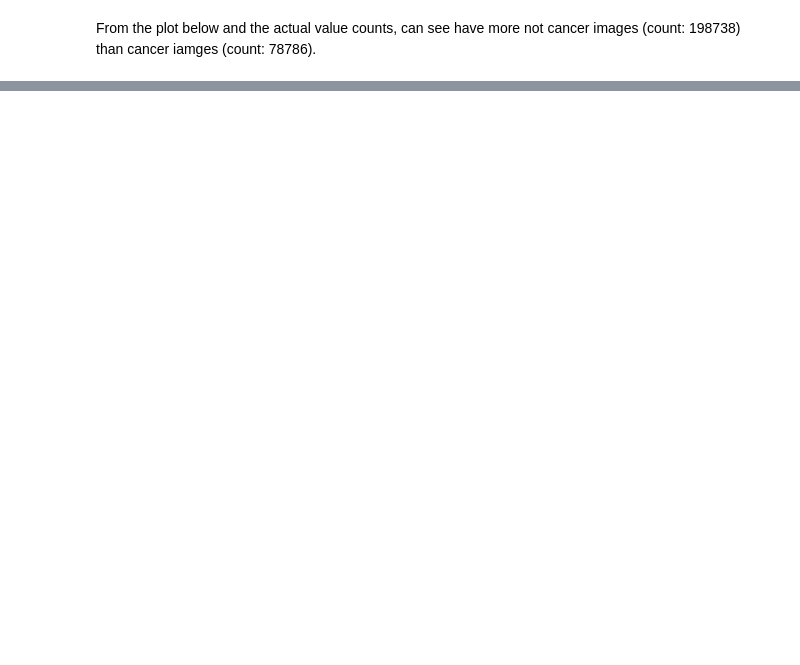
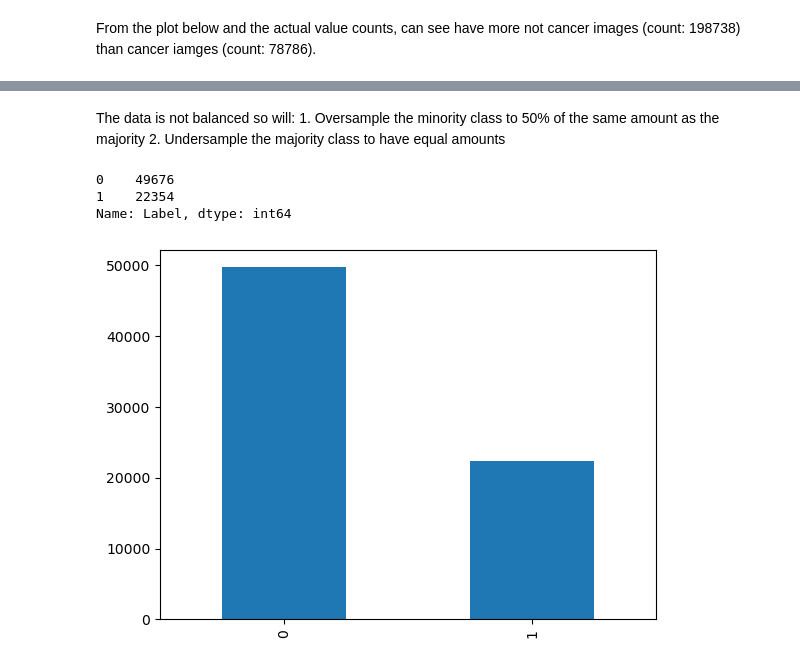
Before and after one commit to annapfenner/Springboard, a Jupyter notebook: Breast_Cancer_Capstone_Project/Breast_Cancer_Capstone_Project.ipynb, the cells around one changed output, grey strips where cells are left out. Drawn from its saved outputs; the diff is of its cells as text; code cells hidden in the pictures; blank space fills up the shorter version.

```diff
--- a/Breast_Cancer_Capstone_Project/Breast_Cancer_Capstone_Project.ipynb
+++ b/Breast_Cancer_Capstone_Project/Breast_Cancer_Capstone_Project.ipynb
@@ -176,0 +222,9 @@ image_dataframe.head()
+# %%
+def preprocess_image(image_path):
+    img = cv2.imread(image_path)
+    target_size = (50, 50)
+    img = cv2.resize(img, target_size)
+    img = img.astype(np.float32) / 255.0
+    return img
+# %%
+sampled_df['Processed_Image'] = sampled_df['Image_Path'].apply(preprocess_image)
@@ -176,0 +239,6 @@ image_dataframe.head()
+# %%
+#create X, y to prepare the two classes (0 , 1) to be balanced
+X= sampled_df.drop('Label', axis=1)
+y= sampled_df['Label']
+print(X.head())
+print(y.value_counts())
@@ -176,0 +262,19 @@ image_dataframe.head()
+# %% [markdown]
+The data is not balanced so will:
+    1. Oversample the minority class to 50% of the same amount as the majority
+    2. Undersample the majority class to have equal amounts
+# %%
+#first will oversample
+ros = RandomOverSampler(sampling_strategy=.45, random_state= 42)
+X_over, y_over = ros.fit_resample(X, y)
+# %%
+#plot to see how many images are labeled 0 or 1
+y_over.value_counts().plot(kind='bar')
+print(y_over.value_counts())
+
+#values before this were {0: 49676, 1:19705}
+# %% [output]
+0    49676
+1    22354
+Name: Label, dtype: int64
+[figure, added]
```
Also changed, not shown: parts of 47 cells of this notebook.
